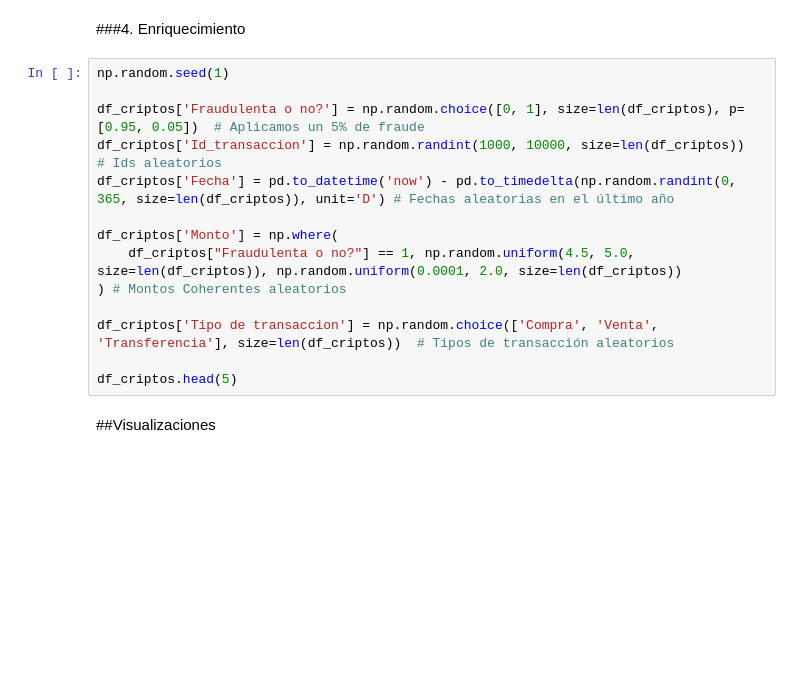
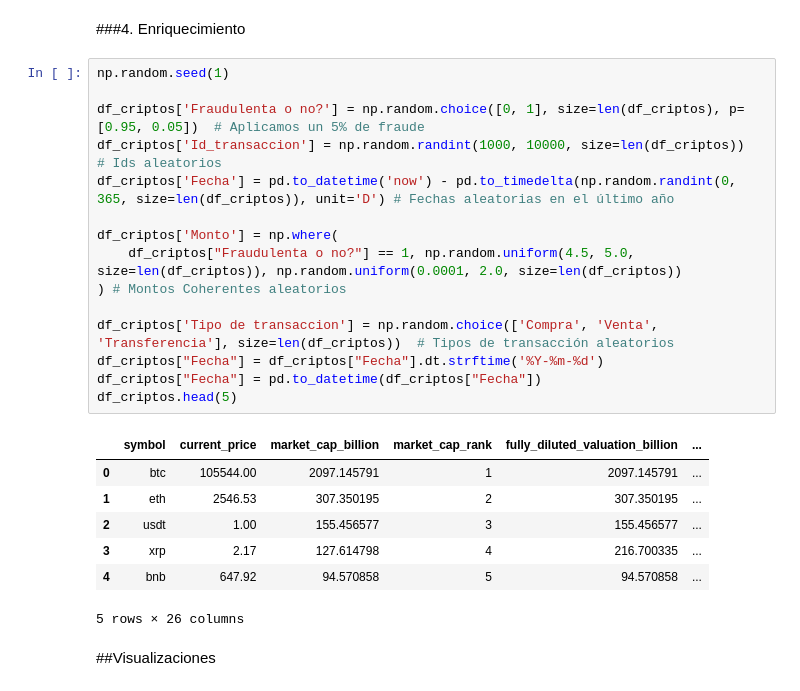
Before and after one commit to MatiasSiles/Deteccion-de-Fraudes-en-Blockchain, a Jupyter notebook: EntregaN1_SilesMatias.ipynb, the cells around one changed output. Cells and saved outputs as stored; diff of their text form; blank space fills up the shorter version.

```diff
--- a/EntregaN1_SilesMatias.ipynb
+++ b/EntregaN1_SilesMatias.ipynb
@@ -208,17 +210,26 @@ df_criptos.drop(columns=["max_supply_billion","roi"], inplace=True)
 # %%
 np.random.seed(1)
 
 df_criptos['Fraudulenta o no?'] = np.random.choice([0, 1], size=len(df_criptos), p=[0.95, 0.05])  # Aplicamos un 5% de fraude
 df_criptos['Id_transaccion'] = np.random.randint(1000, 10000, size=len(df_criptos))  # Ids aleatorios
 df_criptos['Fecha'] = pd.to_datetime('now') - pd.to_timedelta(np.random.randint(0, 365, size=len(df_criptos)), unit='D') # Fechas aleatorias en el último año
 
 df_criptos['Monto'] = np.where(
     df_criptos["Fraudulenta o no?"] == 1, np.random.uniform(4.5, 5.0, size=len(df_criptos)), np.random.uniform(0.0001, 2.0, size=len(df_criptos))
 ) # Montos Coherentes aleatorios
 
 df_criptos['Tipo de transaccion'] = np.random.choice(['Compra', 'Venta', 'Transferencia'], size=len(df_criptos))  # Tipos de transacción aleatorios
-
+df_criptos["Fecha"] = df_criptos["Fecha"].dt.strftime('%Y-%m-%d')
+df_criptos["Fecha"] = pd.to_datetime(df_criptos["Fecha"])
 df_criptos.head(5)
+# %% [output]
+|  | symbol | current_price | market_cap_billion | market_cap_rank | fully_diluted_valuation_billion | ... |
+| 0 | btc | 105544.00 | 2097.145791 | 1 | 2097.145791 | ... |
+| 1 | eth | 2546.53 | 307.350195 | 2 | 307.350195 | ... |
+| 2 | usdt | 1.00 | 155.456577 | 3 | 155.456577 | ... |
+| 3 | xrp | 2.17 | 127.614798 | 4 | 216.700335 | ... |
+| 4 | bnb | 647.92 | 94.570858 | 5 | 94.570858 | ... |
+5 rows × 26 columns
 # %% [markdown]
 ##Visualizaciones
 # %%
```
Also changed, not shown: parts of 18 cells of this notebook.
